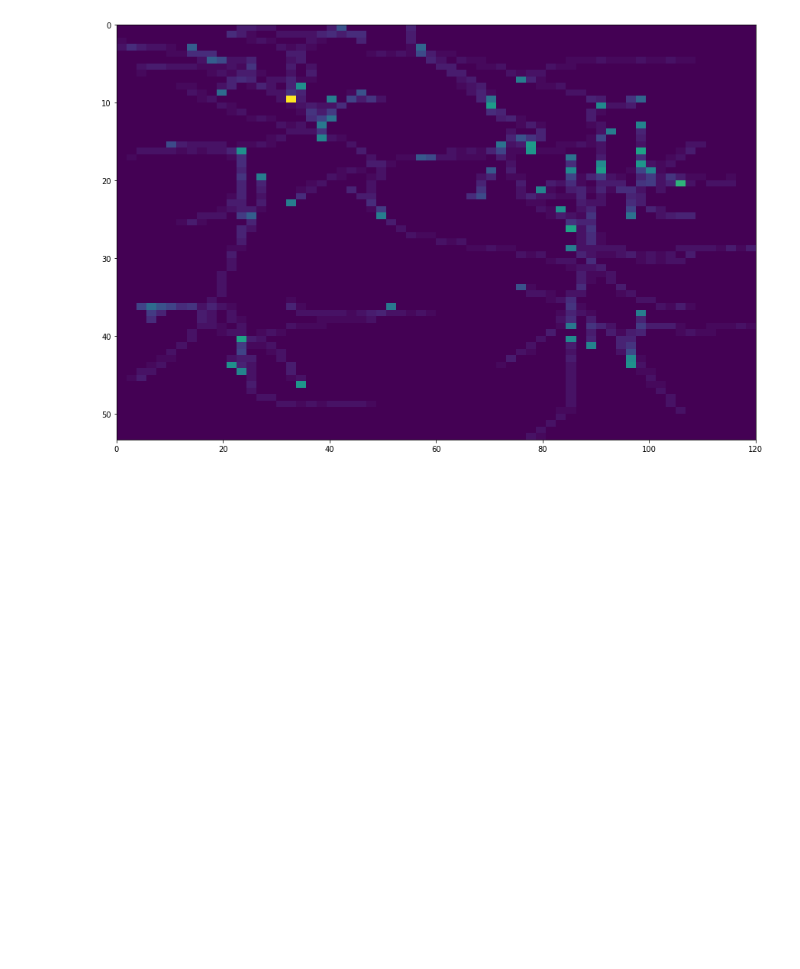
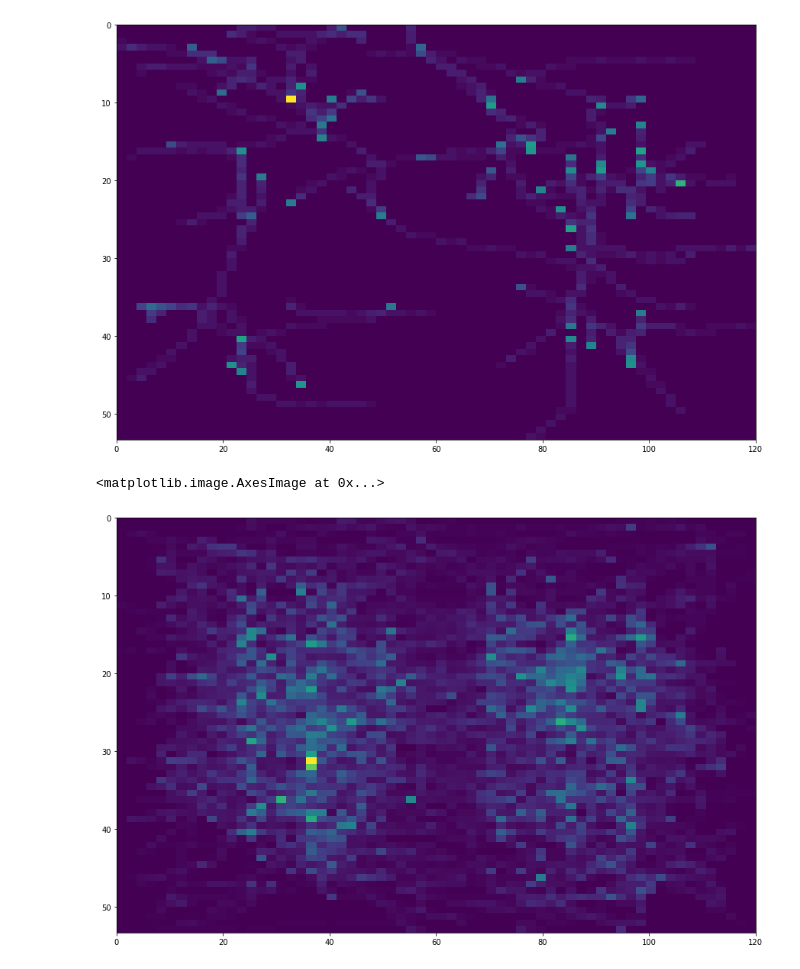
Before and after one commit to sidthakur08/nfl-big-data-bowl-2021, a Jupyter notebook: explore.ipynb, the cells around one changed output. Saved outputs shown, nothing was run; the diff lists cells and outputs as text; code cells hidden in the pictures; blank space fills up the shorter version.

Commit message:
julio jones 2018 heatmap
USELESS

```diff
--- a/explore.ipynb
+++ b/explore.ipynb
@@ -271,5 +271,17 @@ jax_heat.imshow(img,extent=[0,120,53.34,0])
 pos = jax_heat.imshow(heat[0],extent=[0,120,53.34,0],aspect='auto')
 # %% [output]
 [figure]
+# %%
+track_2018 = pd.read_csv('data/all_tracking.csv')
+# %%
+julio_2018 = track_2018[track_2018['displayName']=='Julio Jones'].reset_index(drop=True)
+# %%
+heat_2018 = np.histogram2d(julio_2018['x'],julio_2018['y'],bins=64)
+jheat_2018,jax_heat_2018 = plt.subplots(figsize=(15,10))
+jax_heat_2018.imshow(img,extent=[0,120,53.34,0])
+jax_heat_2018.imshow(heat_2018[0],extent=[0,120,53.34,0],aspect='auto')
+# %% [output]
+<matplotlib.image.AxesImage at 0x...>
+[figure, added]
 # %%
 list_frames[1]
```
